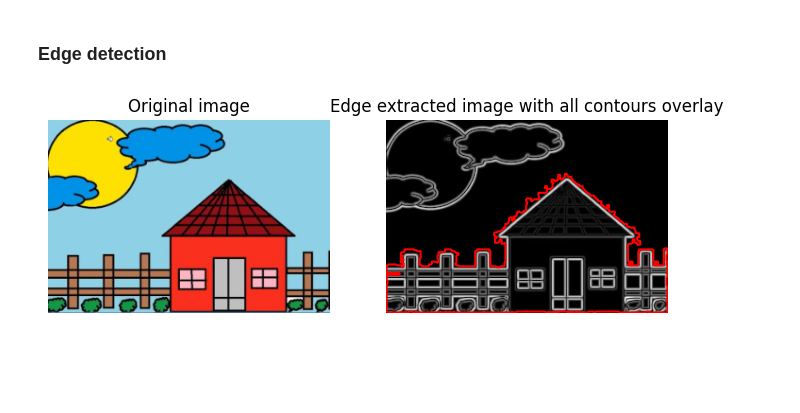
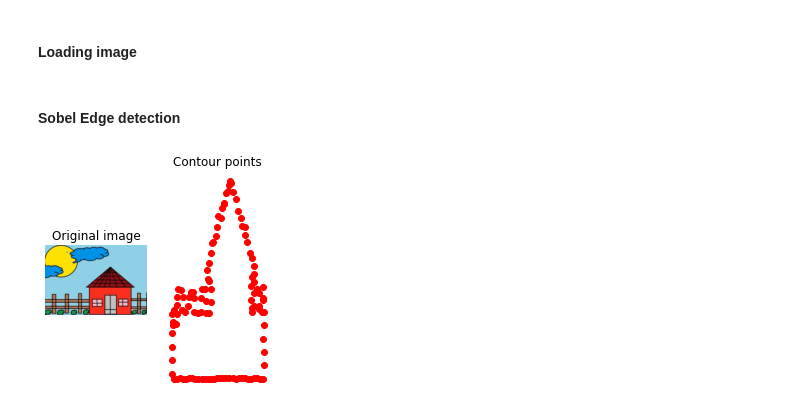
Before and after one commit to Vidhula-P/Sensory-Substitution-Device, a Jupyter notebook: MEng_project_Vidhula/FS-for-edge-detection.ipynb, the cells around one changed output. Saved outputs shown, nothing was run; the diff lists cells and outputs as text; code cells hidden in the pictures; blank space fills up the shorter version.

```diff
--- a/MEng_project_Vidhula/FS-for-edge-detection.ipynb
+++ b/MEng_project_Vidhula/FS-for-edge-detection.ipynb
@@ -6,0 +9,29 @@ import matplotlib.pyplot as plt
+# %%
+# Contour detection
+def contour(img, sample_rate):
+    # convert the image to grayscale format
+    img_gray = cv2.cvtColor(img, cv2.COLOR_BGR2GRAY)
+
+    #blur the image using Gaussian filter for noise reduction
+    img_blur = cv2.GaussianBlur(img_gray, (3,3), 0)
+
+    sobelx = cv2.Sobel(src=img_blur, ddepth=cv2.CV_64F, dx=1, dy=0, ksize=3)
+    sobely = cv2.Sobel(src=img_blur, ddepth=cv2.CV_64F, dx=0, dy=1, ksize=3)
+    sobelxy= np.sqrt(sobelx**2 + sobely**2)
+    sobelxy_abs = cv2.convertScaleAbs(sobelxy)
+
+    contours, _ = cv2.findContours(sobelxy_abs, cv2.RETR_EXTERNAL, cv2.CHAIN_APPROX_NONE)
+
+    # Find the largest contour by area
+    main_contour = max(contours, key=cv2.contourArea)
+
+    # Extract (x, y) points from the main contour
+    contour_points = main_contour[:, 0, :]  # Extract (x, y) pairs
+    x_contour = contour_points[:, 0]
+    y_contour = contour_points[:, 1]
+
+    # Downsample the contour points
+    x_contour = x_contour[::sample_rate]
+    y_contour = y_contour[::sample_rate]
+
+    return x_contour, y_contour
@@ -7,3 +130,5 @@ import matplotlib.pyplot as plt
+# %% [markdown]
+#### Loading image
 # %%
 #Load and convert image to grayscale
 img = cv2.imread('drawing.png')
@@ -16,36 +141,21 @@ img_gray = cv2.cvtColor(img, cv2.COLOR_BGR2GRAY)
 #blur the image using Gaussian filter for noise reduction
 img_blur = cv2.GaussianBlur(img_gray, (3,3), 0)
 # %% [markdown]
-### Edge detection
+#### Sobel Edge detection
-# %%
-# Sobel Edge Detection
-sobelx = cv2.Sobel(src=img_blur, ddepth=cv2.CV_64F, dx=1, dy=0, ksize=3)
-sobely = cv2.Sobel(src=img_blur, ddepth=cv2.CV_64F, dx=0, dy=1, ksize=3)
-sobelxy= np.sqrt(sobelx**2 + sobely**2)
-sobelxy_abs = cv2.convertScaleAbs(sobelxy)
-
-contours, _ = cv2.findContours(sobelxy_abs, cv2.RETR_EXTERNAL, cv2.CHAIN_APPROX_NONE)
-
-# Find the largest contour by area
-main_contour = max(contours, key=cv2.contourArea)
-
-# Plot all contours without filtering, to inspect the results
-fig, axs = plt.subplots(1, 2, figsize=(8,8))
-axs[0].imshow(img)
-axs[0].set_title("Original image")
-axs[0].axis('off')
-
-axs[1].imshow(sobelxy, cmap='gray')
-
-# Extract (x, y) points from the main contour
-contour_points = main_contour[:, 0, :]  # Extract (x, y) pairs
-x_contour = contour_points[:, 0]
-y_contour = contour_points[:, 1]
-axs[1].plot(x_contour, y_contour, color='red')
-
-axs[1].set_title("Edge extracted image with all contours overlay")
-axs[1].axis('off')
-plt.show()
-# %% [output]
-[figure, removed]
+# %%
+# Plot all contours without filtering, to inspect the results
+x_contour, y_contour = contour(img, 10) #sample every 20 points
+
+fig, axs = plt.subplots(1, 2, figsize=(4,4))
+axs[0].imshow(img)
+axs[0].set_title("Original image")
+axs[0].axis('off')
+
+axs[1].plot(x_contour, y_contour, color='red', linestyle='None', marker='o')
+axs[1].invert_yaxis() #In computer vision, origin is in top-left
+axs[1].set_title("Contour points")
+axs[1].axis('off')
+plt.show()
+# %% [output]
+[figure, added]
 # %% [markdown]
```
Also changed, not shown: parts of 12 cells of this notebook.
